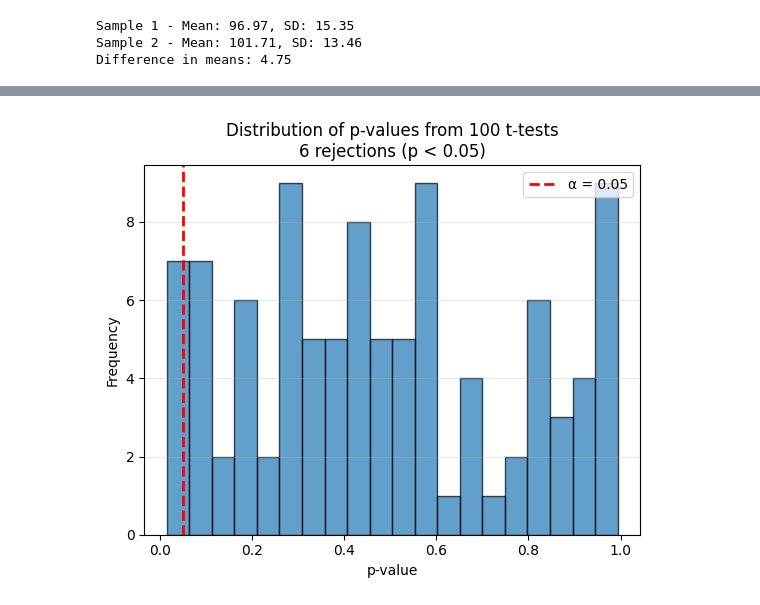
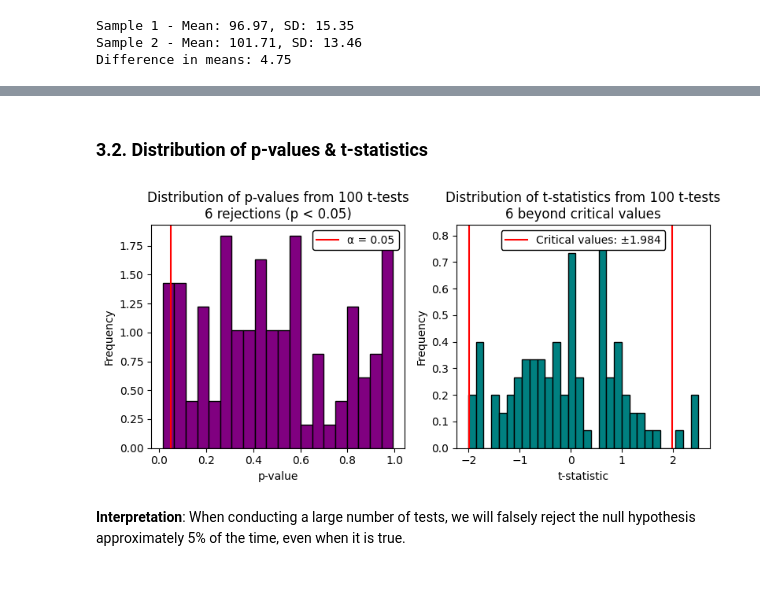
Before and after one commit to pallavitalasila26/FSA_devops, a Jupyter notebook: notebooks/unit2/lesson_14/Lesson_14_demo.ipynb, the cells around one changed output, grey strips where cells are left out. Cells and saved outputs as stored; diff of their text form; code cells hidden in the pictures.

```diff
--- a/notebooks/unit2/lesson_14/Lesson_14_demo.ipynb
+++ b/notebooks/unit2/lesson_14/Lesson_14_demo.ipynb
@@ -195,10 +238,7 @@ plt.show()
 t_statistic, p_value = stats.ttest_ind(sample1, sample2)
 
 print(f"\nIndependent Samples t-test:")
-print(f"t-statistic: {t_statistic:.4f}")
-print(f"p-value: {p_value:.4f}")
-
-# Interpret results
-alpha = 0.05
+print(f" - t-statistic: {t_statistic:.4f}")
+print(f" - p-value: {p_value:.4f}")
 # %% [output]
 Independent Samples t-test:
@@ -327,13 +339,30 @@ plt.show()
+# %% [markdown]
+### 3.2. Distribution of p-values & t-statistics
 # %%
-# Visualize the distribution of p-values
-plt.hist(p_values, bins=20, edgecolor='black', alpha=0.7)
-plt.axvline(alpha, color='red', linestyle='--', linewidth=2, label=f'α = {alpha}')
-plt.xlabel('p-value')
-plt.ylabel('Frequency')
-plt.title(f'Distribution of p-values from {num_tests} t-tests\n{num_rejections} rejections (p < {alpha})')
-plt.legend()
-plt.grid(alpha=0.3, axis='y')
+# Visualize the distribution of p-values and t-statistics
+fig, (ax1, ax2) = plt.subplots(1, 2, figsize=(8, 4))
+
+# Plot p-values distribution
+ax1.set_title(f'Distribution of p-values from {num_tests} t-tests\n{num_rejections} rejections (p < {alpha})')
+ax1.hist(p_values, bins=20, density=True, edgecolor='black', color='purple')
+ax1.axvline(alpha, color='red', label=f'α = {alpha}')
+ax1.set_xlabel('p-value')
+ax1.set_ylabel('Frequency')
+ax1.legend(loc='best', framealpha=1, edgecolor='black')
+
+# Plot t-statistics distribution
+ax2.set_title(f'Distribution of t-statistics from {num_tests} t-tests\n{num_rejections} beyond critical values')
+ax2.hist(t_statistics, bins=30, density=True, edgecolor='black', color='teal')
+ax2.axvline(-t_critical, color='red', label=f'Critical values: ±{t_critical:.3f}')
+ax2.axvline(t_critical, color='red')
+ax2.set_xlabel('t-statistic')
+ax2.set_ylabel('Frequency')
+ax2.legend(loc='best', framealpha=1, edgecolor='black')
+
+plt.tight_layout()
 plt.show()
 # %% [output]
-[figure, old version]
+[figure, new version]
+# %% [markdown]
+**Interpretation**: When conducting a large number of tests, we will falsely reject the null hypothesis approximately 5% of the time, even when it is true.
 # %% [markdown]
```
Also changed, not shown: parts of 32 cells of this notebook, 1 other file.
